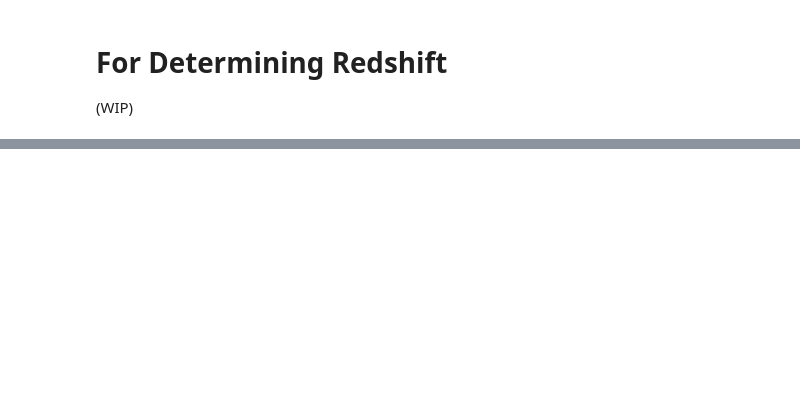
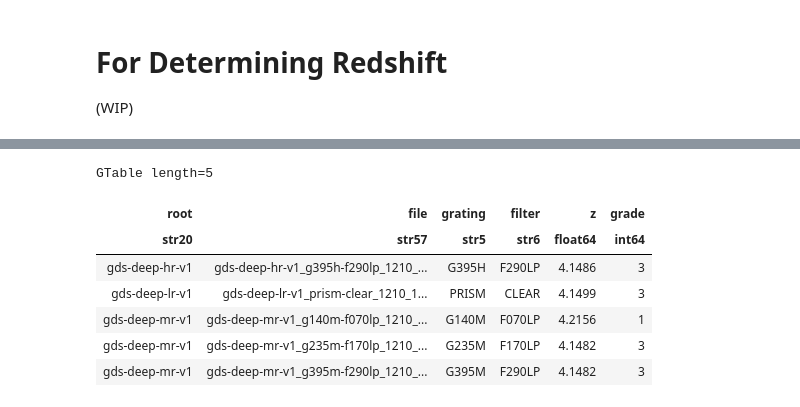
Before and after one commit to sfremy/my-eazy-jwst, a Jupyter notebook: scripts/spectra_analysis.ipynb, the cells around one changed output, grey strips where cells are left out. Drawn from its saved outputs; the diff is of its cells as text; code cells hidden in the pictures; blank space fills up the shorter version.

```diff
--- a/scripts/spectra_analysis.ipynb
+++ b/scripts/spectra_analysis.ipynb
@@ -32,0 +80,25 @@ ImportError: cannot import name '_transition_to_rng' from 'scipy._lib._util' (/L
+# %%
+id = '15157' # z=4.1
+ymax = [0.8, 0.4, 0.8, 0.8]
+xlimits = [(0.5, 5.4), (0.5, 2.2), (2.2, 2.8), (3.18, 3.6)]
+
+is_gds = np.array([f.startswith('gds-deep') for f in nrs['file']])
+
+src = np.array([id in f for f in nrs['file']]) & is_gds
+
+nrs['root','file','grating','filter','z','grade'][src]
+
+urls = [PATH_TO_FILE.format(**row) for row in nrs[src]]
+
+z = np.mean(nrs['z'][src & (nrs['grade'] == 3)])
+
+nrs[src]['root','file','grating','filter','z','grade']
+# %% [output]
+GTable length=5
+| root | file | grating | filter | z | grade |
+| str20 | str57 | str5 | str6 | float64 | int64 |
+| gds-deep-hr-v1 | gds-deep-hr-v1_g395h-f290lp_1210_... | G395H | F290LP | 4.1486 | 3 |
+| gds-deep-lr-v1 | gds-deep-lr-v1_prism-clear_1210_1... | PRISM | CLEAR | 4.1499 | 3 |
+| gds-deep-mr-v1 | gds-deep-mr-v1_g140m-f070lp_1210_... | G140M | F070LP | 4.2156 | 1 |
+| gds-deep-mr-v1 | gds-deep-mr-v1_g235m-f170lp_1210_... | G235M | F170LP | 4.1482 | 3 |
+| gds-deep-mr-v1 | gds-deep-mr-v1_g395m-f290lp_1210_... | G395M | F290LP | 4.1482 | 3 |
```
Also changed, not shown: parts of 5 cells of this notebook.
